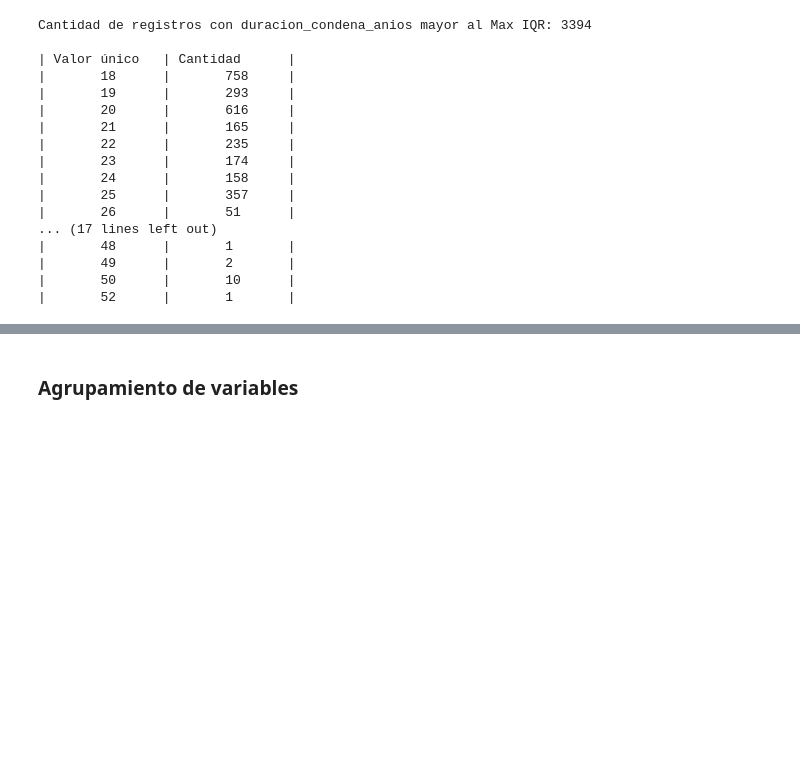
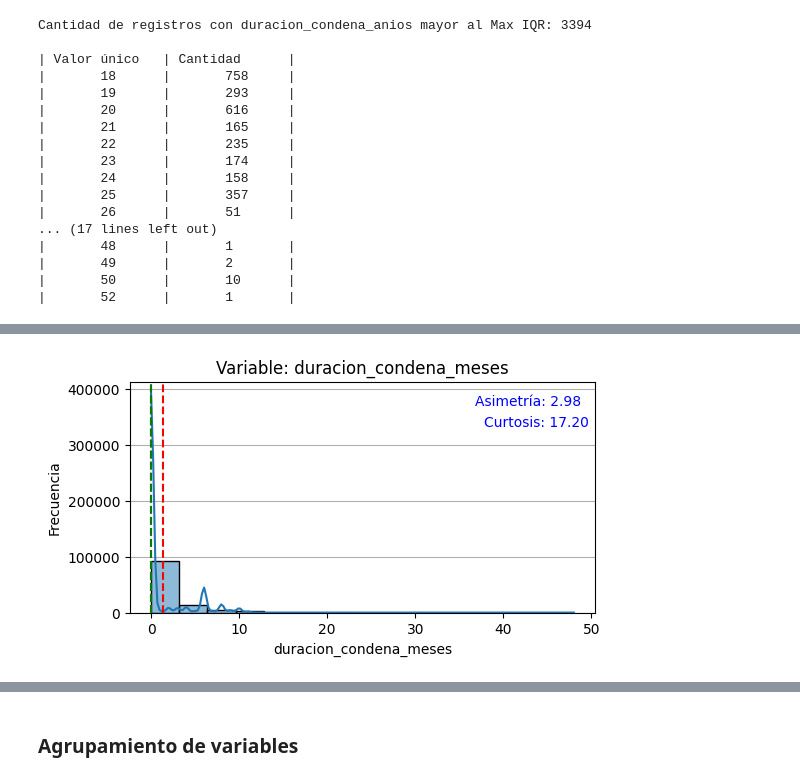
Before and after one commit to gasper-az/CEIA_Analisis_de_datos, a Jupyter notebook: trabajos_practicos/resolucion_tp_01/tp_01.ipynb, the cells around one changed output, grey strips where cells are left out. Saved outputs shown, nothing was run; the diff lists cells and outputs as text; code cells hidden in the pictures; blank space fills up the shorter version.

Commit message:
[tp-01] duracion_condena_meses: análisis de outliers

```diff
--- a/trabajos_practicos/resolucion_tp_01/tp_01.ipynb
+++ b/trabajos_practicos/resolucion_tp_01/tp_01.ipynb
@@ -867,0 +903,4 @@ Cantidad de registros con duracion_condena_anios mayor al Max IQR: 3394
+# %%
+plot_histograma(df_sneep_no_ids_csv, 'duracion_condena_meses', mvd= False, snk=True)
+# %% [output]
+[figure, added]
```
Also changed, not shown: parts of 17 cells of this notebook.
